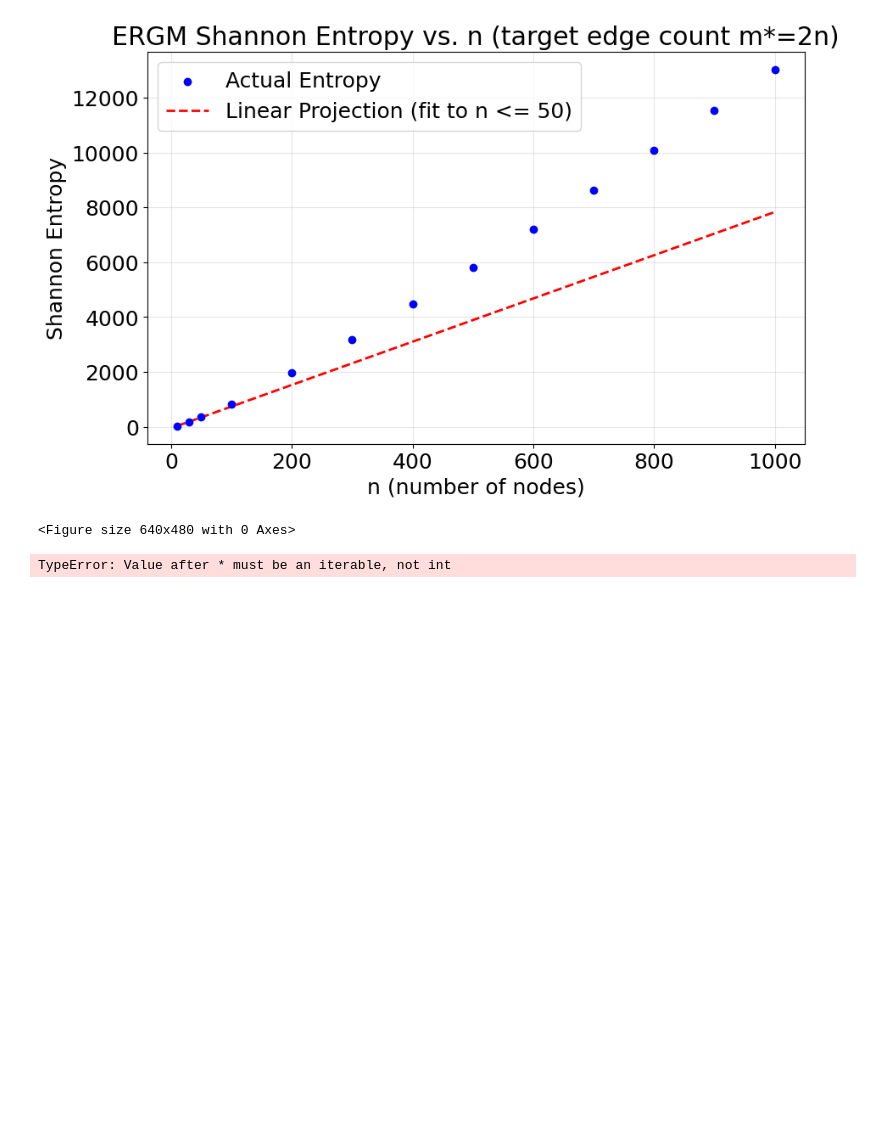
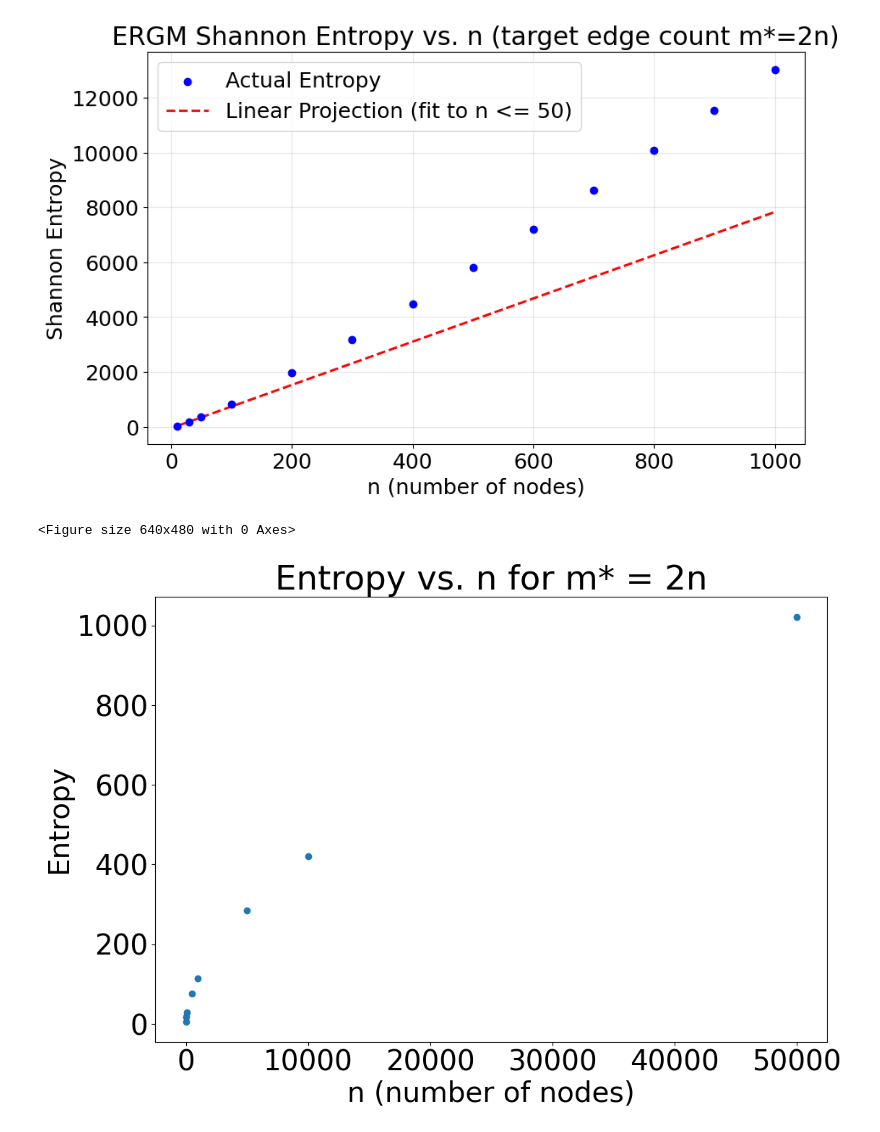
Before and after one commit to CarelessZebra/IIB_project, a Jupyter notebook: graphs.ipynb, the cells around one changed output. Drawn from its saved outputs; the diff is of its cells as text; code cells hidden in the pictures; blank space fills up the shorter version.

Commit message:
Updated entropy scaling graphs

```diff
--- a/graphs.ipynb
+++ b/graphs.ipynb
@@ -430,17 +430,18 @@ n=1000, Entropy=13036.9115
 [figure]
 <Figure size 640x480 with 0 Axes>
 # %%
-n_listy = [10, 50, 100, 500, 1000, 5000, 10000, 50000]
+n_list = [10, 50, 100, 500, 1000, 5000, 10000, 50000]
 rootlog_entropy_list = [5.648127294756035, 18.629754639947606, 28.95317945229713, 76.30692886730333, 114.18104377551563, 285.13729648683443, 420.0894795479964, 1021.4414136936276]
+fact_correction_entropy_list = [9.00918478279678, 59.218108394724176, 124.44068613027896, 671.5703421640051, 1375.8319488775946, 7191.159330674699, 14607.705483877451, 75288.4041092324]
 # %%
 import matplotlib
 import matplotlib.pyplot as plt
 matplotlib.rcParams.update({'font.size': 28})
 plt.figure(figsize=(12, 8))
-plt.scatter(n_listy, rootlog_entropy_list, label='RootLog')
+plt.scatter(n_list, rootlog_entropy_list, label='RootLog')
 plt.xlabel('n (number of nodes)')
 plt.ylabel('Entropy')
 plt.title('Entropy vs. n for m* = 2n')
 plt.show()
 # %% [output]
-TypeError: Value after * must be an iterable, not int
+[figure, added]
```
Also changed, not shown: parts of 2 cells of this notebook, 2 other files.
